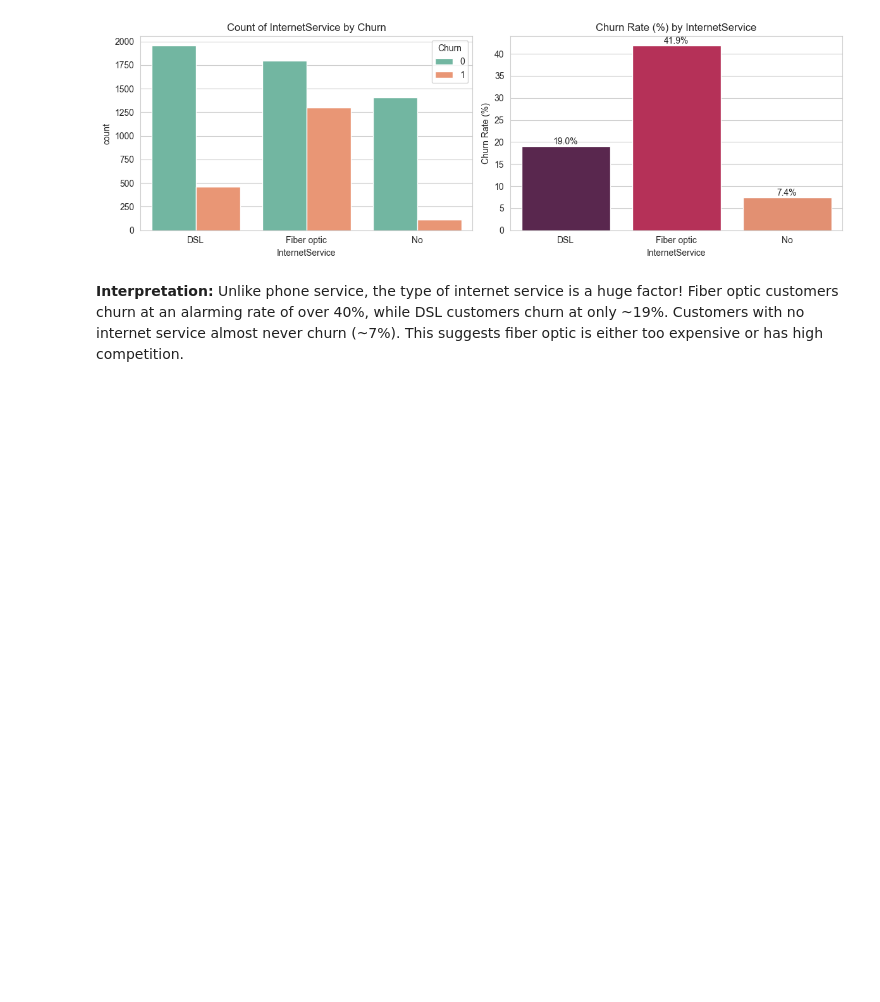
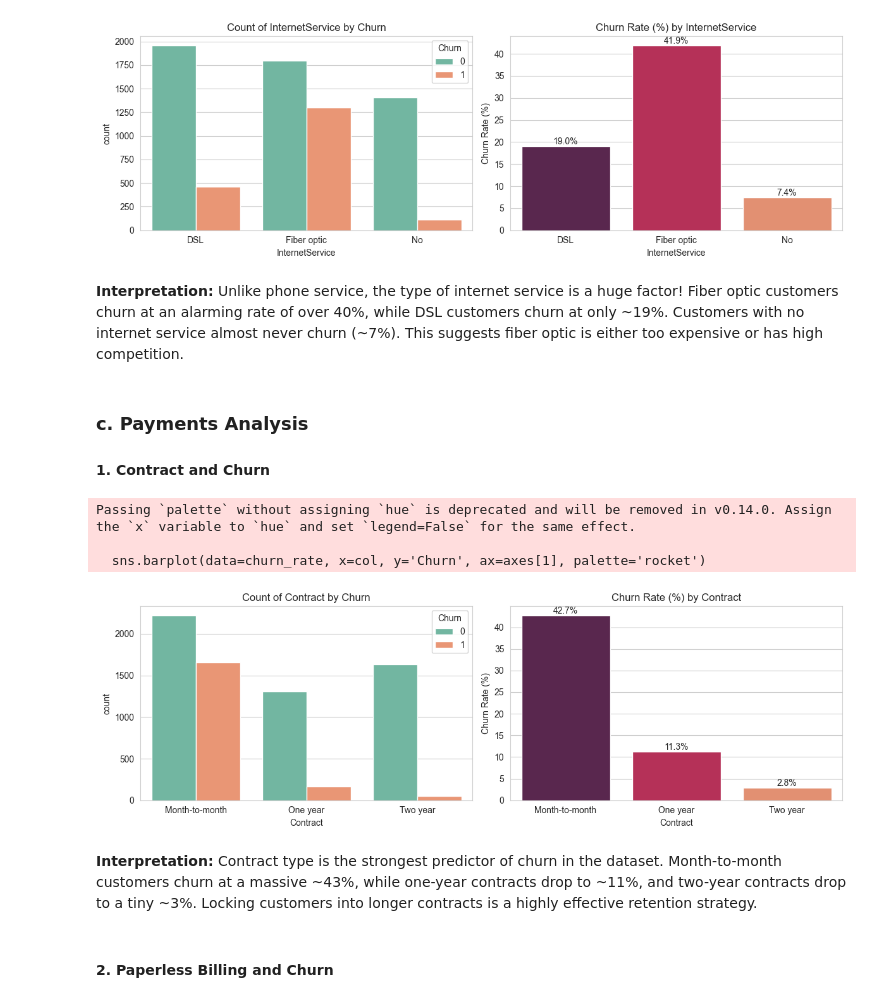
Before and after one commit to Rukundo-elie/telco-customer-churn-lab, a Jupyter notebook: Lab1_Churn_Analysis.ipynb.ipynb, the cells around one changed output. Drawn from its saved outputs; the diff is of its cells as text; code cells hidden in the pictures; blank space fills up the shorter version.

Commit message:
feat: payments analysis (task v)

```diff
--- a/Lab1_Churn_Analysis.ipynb.ipynb
+++ b/Lab1_Churn_Analysis.ipynb.ipynb
@@ -338,3 +338,18 @@ Passing `palette` without assigning `hue` is deprecated and will be removed in v
 # %% [markdown]
 **Interpretation:**
 Unlike phone service, the type of internet service is a huge factor! Fiber optic customers churn at an alarming rate of over 40%, while DSL customers churn at only ~19%. Customers with no internet service almost never churn (~7%). This suggests fiber optic is either too expensive or has high competition.
+# %% [markdown]
+### c. Payments Analysis
+#### 1. Contract and Churn
+# %%
+plot_churn('Contract')
+# %% [output]
+Passing `palette` without assigning `hue` is deprecated and will be removed in v0.14.0. Assign the `x` variable to `hue` and set `legend=False` for the same effect.
+
+  sns.barplot(data=churn_rate, x=col, y='Churn', ax=axes[1], palette='rocket')
+[figure, added]
+# %% [markdown]
+**Interpretation:**
+Contract type is the strongest predictor of churn in the dataset. Month-to-month customers churn at a massive ~43%, while one-year contracts drop to ~11%, and two-year contracts drop to a tiny ~3%. Locking customers into longer contracts is a highly effective retention strategy.
+# %% [markdown]
+#### 2. Paperless Billing and Churn
```
Also changed, not shown: parts of 1 cell of this notebook.
